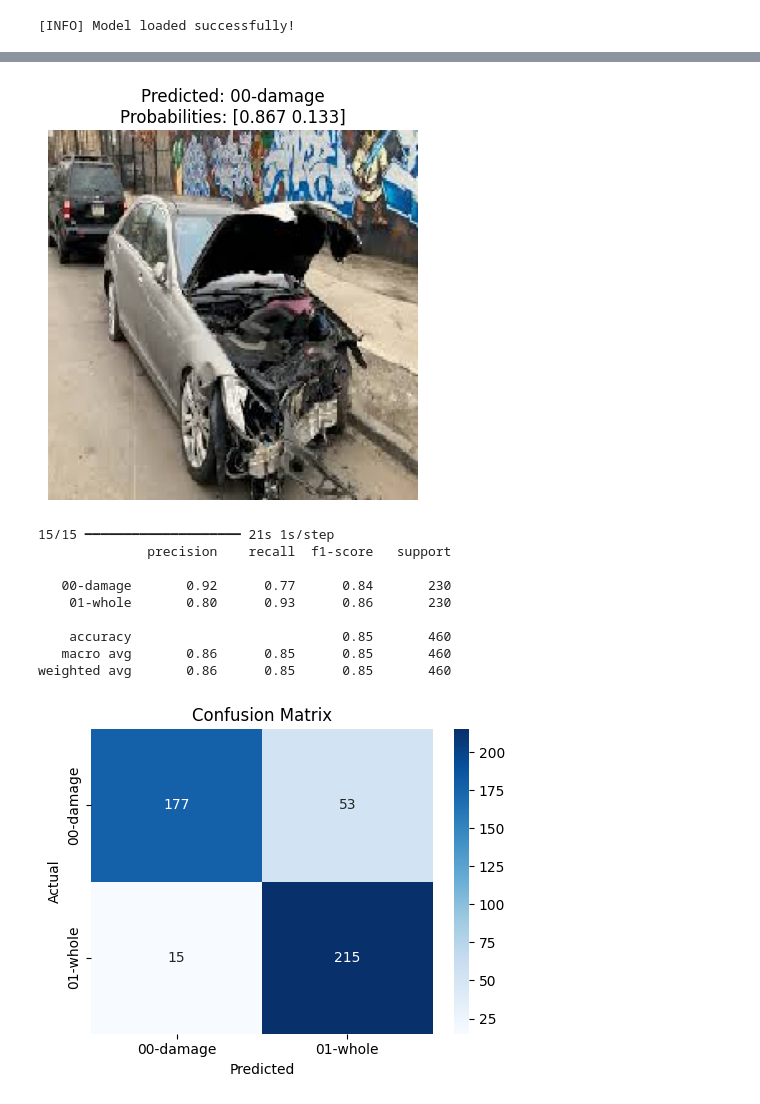
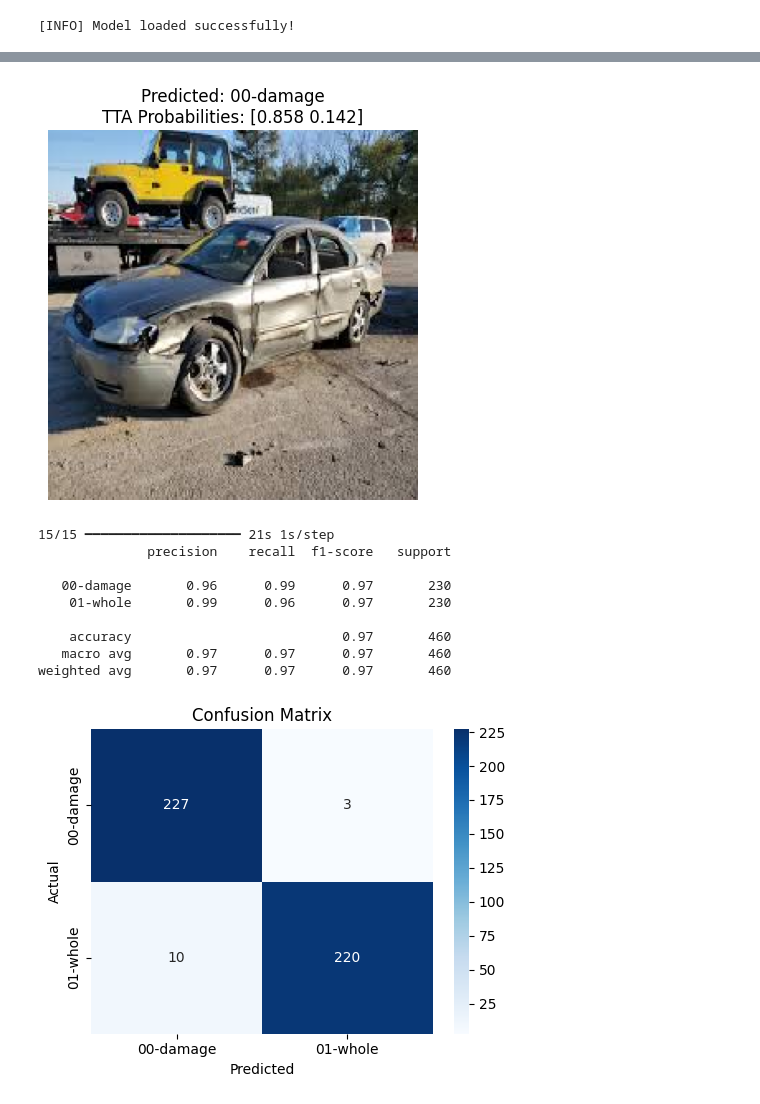
Before and after one commit to yousseftaha0303/car-damage-detection, a Jupyter notebook: notebooks/03_evaluation.ipynb, the cells around one changed output, grey strips where cells are left out. Saved outputs shown, nothing was run; the diff lists cells and outputs as text; code cells hidden in the pictures.

Commit message:
Update the approach and getting better results

```diff
--- a/notebooks/03_evaluation.ipynb
+++ b/notebooks/03_evaluation.ipynb
@@ -57,7 +57,7 @@ image = load_img(img_path, target_size=(224, 224))
 img_array = img_to_array(image)
 img_array = np.expand_dims(img_array, axis=0)
 img_array = (img_array / 127.5) - 1.0   # normalization for MobileNetV2
-threshold = 0.38
+threshold = 0.4
 
 # Predict
 pred = model.predict(img_array)[0]
@@ -74,3 +74,32 @@ plt.show()
+# %%
+import tensorflow as tf
+from tensorflow import keras
+
+tta_augment = keras.Sequential([
+    keras.layers.RandomFlip("horizontal"),
+    keras.layers.RandomRotation(0.05),
+    keras.layers.RandomZoom(0.1),
+    keras.layers.RandomTranslation(0.05, 0.05)
+])
+# %%
+def tta_predict(model, image, n=8, threshold=0.5):
+    preds = []
+
+    # expand dims once (image already normalized)
+    img = tf.expand_dims(image, axis=0)
+
+    for _ in range(n):
+        aug_img = tta_augment(img, training=True)
+        pred = model.predict(aug_img, verbose=0)[0]
+        preds.append(pred)
+
+    # average predictions
+    mean_pred = np.mean(preds, axis=0)
+
+    # apply your custom threshold to class 0 (damage)
+    label = "00-damage" if mean_pred[0] > threshold else "01-whole"
+
+    return mean_pred, label
 # %%
 #  Predict on a Validation Image (evaluation check)
 
@@ -98,21 +128,19 @@ plt.show()
 # %%
 #  Predict on a Web Image (real‑world test)
 
-img_path = "/content/drive/MyDrive/car_damage_detection/web_test(1).jpg"
+img_path = "/content/drive/MyDrive/car_damage_detection/web_test(5).jpg"
 
 # Load and preprocess
 image = load_img(img_path, target_size=(224, 224))
 img_array = img_to_array(image)
-img_array = np.expand_dims(img_array, axis=0)
-img_array = (img_array / 127.5) - 1.0
+img_array = (img_array / 127.5) - 1.0    # your normalization
 
-# Predict
-pred = model.predict(img_array)[0]
-categories = ["00-damage", "01-whole"]
-label = categories[0] if pred[0] > threshold else categories[1]
+# Run TTA (8 augmented predictions)
+mean_pred, label = tta_predict(model, img_array, n=8, threshold=threshold)
 
+# Show result
 plt.imshow(image)
 plt.axis("off")
-plt.title(f"Predicted: {label}\nProbabilities: {np.round(pred, 3)}")
+plt.title(f"Predicted: {label}\nTTA Probabilities: {np.round(mean_pred, 3)}")
 plt.show()
 # %% [output]
@@ -120,4 +147,4 @@ plt.show()
-[figure, old version]
+[figure, new version]
 # %%
 # Batch Testing
 
@@ -175,12 +202,12 @@ print(classification_report(y_true, y_pred, target_names=CATEGORIES))
 15/15 ━━━━━━━━━━━━━━━━━━━━ 21s 1s/step
               precision    recall  f1-score   support
 
-   00-damage       0.92      0.77      0.84       230
-    01-whole       0.80      0.93      0.86       230
+   00-damage       0.96      0.99      0.97       230
+    01-whole       0.99      0.96      0.97       230
 
-    accuracy                           0.85       460
-   macro avg       0.86      0.85      0.85       460
-weighted avg       0.86      0.85      0.85       460
+    accuracy                           0.97       460
+   macro avg       0.97      0.97      0.97       460
+weighted avg       0.97      0.97      0.97       460
 # %%
 from sklearn.metrics import confusion_matrix
 import seaborn as sns
@@ -203,4 +230,4 @@ plt.savefig("results/confusion_matrix.png")
 plt.show()
 plt.close()
 # %% [output]
-[figure, old version]
+[figure, new version]
```
Also changed, not shown: parts of 4 cells of this notebook, 2 other files.
